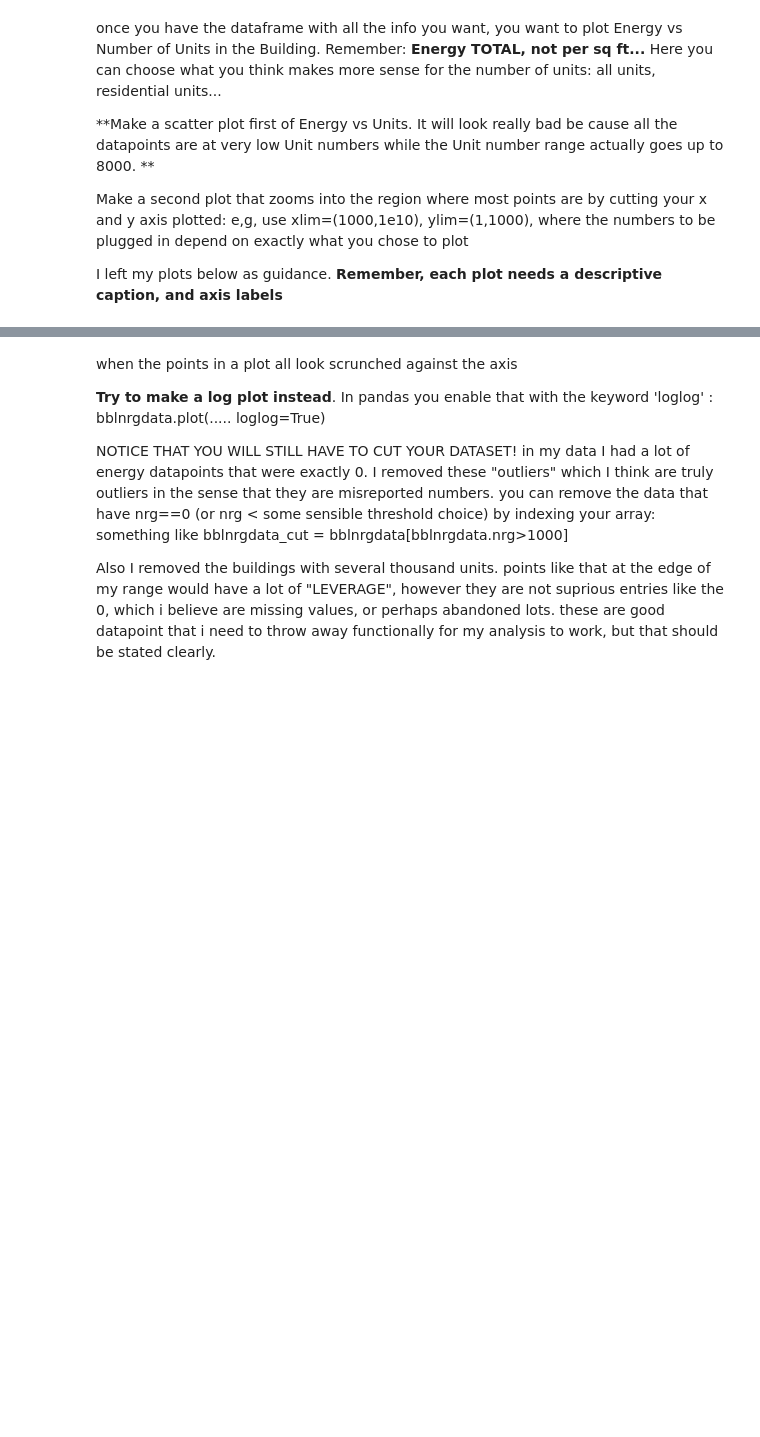
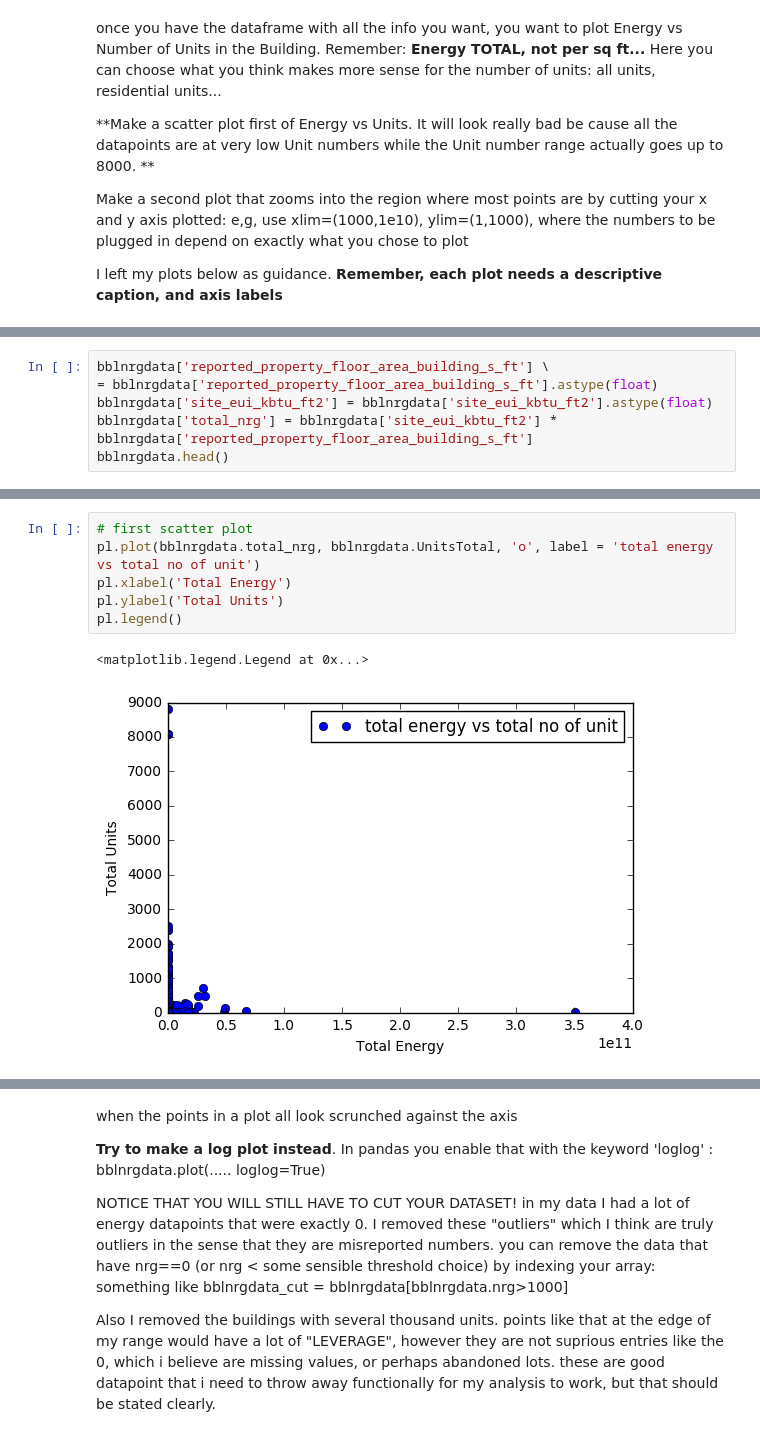
Before and after one commit to aaron-15/PUI2016_ajd629, a Jupyter notebook: HW6_ajd629/HW6_1_ajd629.ipynb, the cells around one changed output, grey strips where cells are left out. Drawn from its saved outputs; the diff is of its cells as text; blank space fills up the shorter version.

```diff
--- a/HW6_ajd629/HW6_1_ajd629.ipynb
+++ b/HW6_ajd629/HW6_1_ajd629.ipynb
@@ -179,0 +347,6 @@ Text(0,0.5,'number of units')
+# %%
+bblnrgdata['reported_property_floor_area_building_s_ft'] \
+= bblnrgdata['reported_property_floor_area_building_s_ft'].astype(float)
+bblnrgdata['site_eui_kbtu_ft2'] = bblnrgdata['site_eui_kbtu_ft2'].astype(float)
+bblnrgdata['total_nrg'] = bblnrgdata['site_eui_kbtu_ft2'] * bblnrgdata['reported_property_floor_area_building_s_ft']
+bblnrgdata.head()
@@ -179,0 +360,9 @@ Text(0,0.5,'number of units')
+# %%
+# first scatter plot
+pl.plot(bblnrgdata.total_nrg, bblnrgdata.UnitsTotal, 'o', label = 'total energy vs total no of unit')
+pl.xlabel('Total Energy')
+pl.ylabel('Total Units')
+pl.legend()
+# %% [output]
+<matplotlib.legend.Legend at 0x...>
+[figure, added]
```
Also changed, not shown: parts of 50 cells of this notebook.
